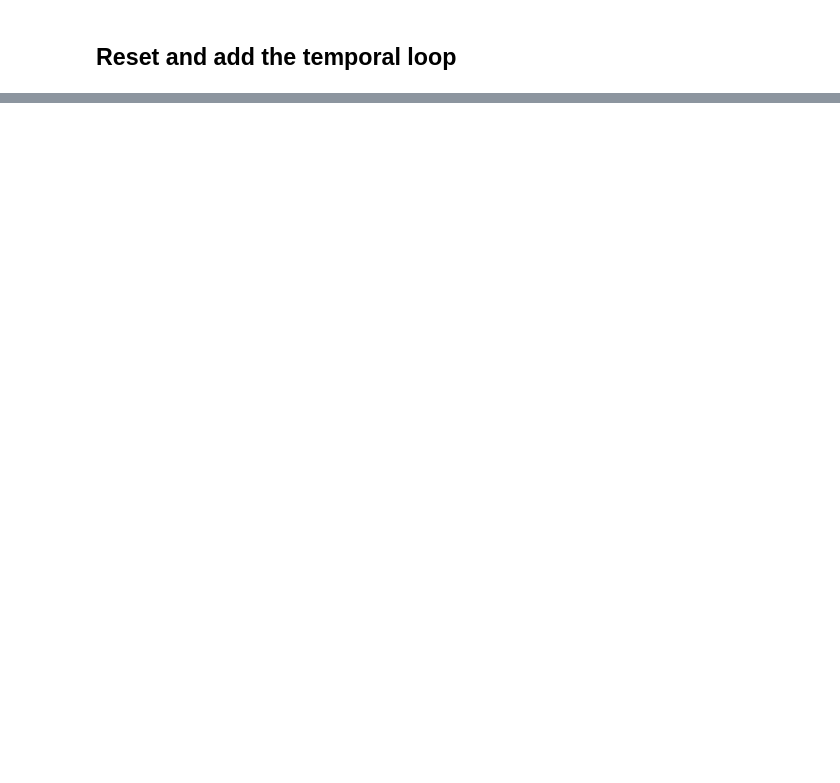
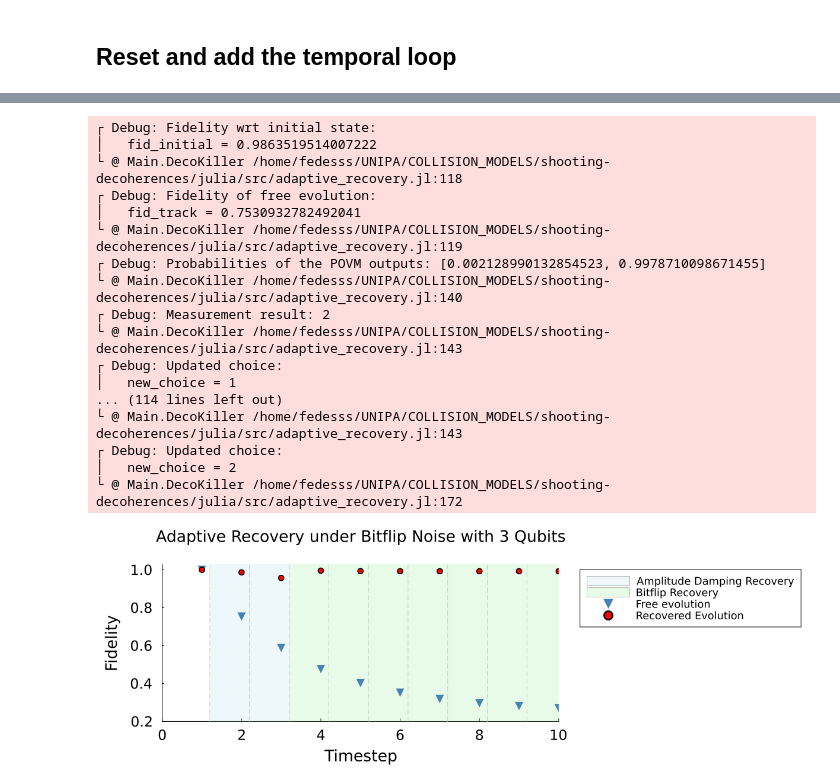
Before and after one commit to fedesss98/shooting-decoherences, a Jupyter notebook: notebooks/04-fede-try-module.ipynb, the cells around one changed output, grey strips where cells are left out. Saved outputs shown, nothing was run; the diff lists cells and outputs as text; code cells hidden in the pictures; blank space fills up the shorter version.

```diff
--- a/notebooks/04-fede-try-module.ipynb
+++ b/notebooks/04-fede-try-module.ipynb
@@ -521,14 +285,0 @@ Fidelity after recovery:         0.9999999990000004
-# %%
-# Step 6
-step = 6
-ρ_free = unvec((N_free)^step * vec(state.ρ0))
-ρ_rec_ = unvec(Nxs[step] * vec(state.ρ0))
-ρ_rec = unvec(Ps[step] * vec(ρ_rec_))
-
-fid_track = fidelity(state.ρ0, ρ_free)
-fid_rec = fidelity(state.ρ0, ρ_rec)
-
-choice = state.choice.c1[step] == 1 ? "Na" : "Nb"
-println("Choice of noise to recover:\t $choice")
-println("Fidelity of free evolution:\t $fid_track")
-println("Fidelity after recovery:\t $fid_rec")
@@ -735,0 +385,51 @@ display(latexify(Ps[5]))
+# %%
+# Reinitialize the state and logs for the experiment
+cfg, state, logs = create_experiment(3, 4.0, 0.6, 0.1 + 0.1im, 42)
+
+# Change variable names for brevity
+Ox = cfg.real_noise.supermap
+O1 = state.noise_options[1].supermap
+O2 = state.noise_options[2].supermap
+N_free = cfg.real_noise.supermap
+N = state.M_total
+N1 = O1
+N2 = O2
+Nx = Ox
+
+g0 = [0.0 + 0.0im; 1.0]
+e1 = [1.0 + 0.0im; 0.0]
+
+ggg = foldl(kron, [g0 for _ in 1:cfg.n_qubits])
+eee = foldl(kron, [e1 for _ in 1:cfg.n_qubits])
+projector = ggg * ggg' + eee * eee'  # Projector onto the codespace
+fs = []
+for step in 1:cfg.n_timesteps
+	step_recovery!(step, state, cfg, logs)
+	N = logs.maps[end].Nx
+	rho = unvec(N * vec(state.ρ0))
+	rho = projector * rho * projector'
+	rho = rho / tr(rho)
+	fid = fidelity(rho, encoded_ρ0)
+	push!(fs, fid)
+end
+
+g1 = plot_autorecovery(state, cfg, logs; ylims=[0.2, 1.03], show=false)
+# %% [output]
+┌ Debug: Fidelity wrt initial state:
+│   fid_initial = 0.9863519514007222
+└ @ Main.DecoKiller /home/fedesss/UNIPA/COLLISION_MODELS/shooting-decoherences/julia/src/adaptive_recovery.jl:118
+┌ Debug: Fidelity of free evolution:
+│   fid_track = 0.7530932782492041
+└ @ Main.DecoKiller /home/fedesss/UNIPA/COLLISION_MODELS/shooting-decoherences/julia/src/adaptive_recovery.jl:119
+┌ Debug: Probabilities of the POVM outputs: [0.002128990132854523, 0.9978710098671455]
+└ @ Main.DecoKiller /home/fedesss/UNIPA/COLLISION_MODELS/shooting-decoherences/julia/src/adaptive_recovery.jl:140
+┌ Debug: Measurement result: 2
+└ @ Main.DecoKiller /home/fedesss/UNIPA/COLLISION_MODELS/shooting-decoherences/julia/src/adaptive_recovery.jl:143
+┌ Debug: Updated choice:
+│   new_choice = 1
+... (114 lines left out)
+└ @ Main.DecoKiller /home/fedesss/UNIPA/COLLISION_MODELS/shooting-decoherences/julia/src/adaptive_recovery.jl:143
+┌ Debug: Updated choice:
+│   new_choice = 2
+└ @ Main.DecoKiller /home/fedesss/UNIPA/COLLISION_MODELS/shooting-decoherences/julia/src/adaptive_recovery.jl:172
+[figure, added]
```
Also changed, not shown: parts of 29 cells of this notebook, 2 other files.
